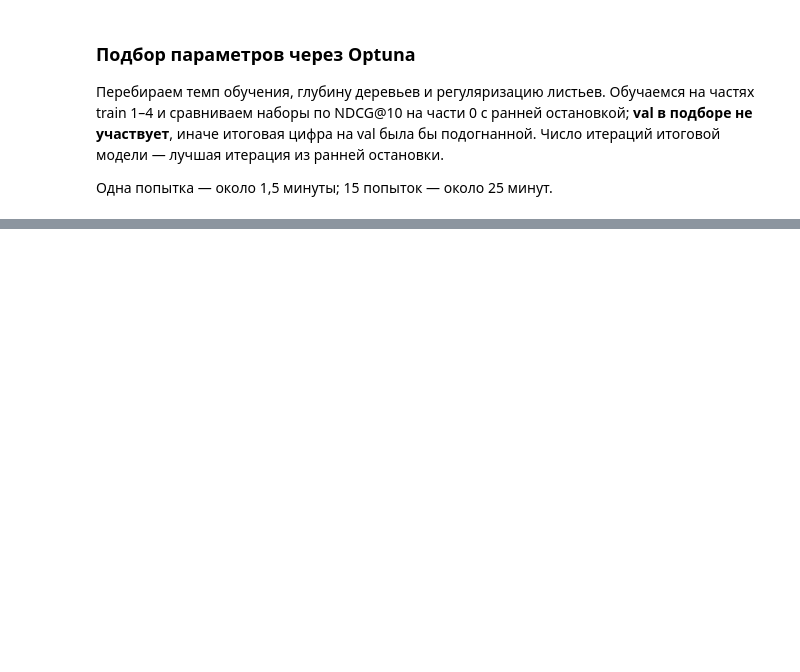
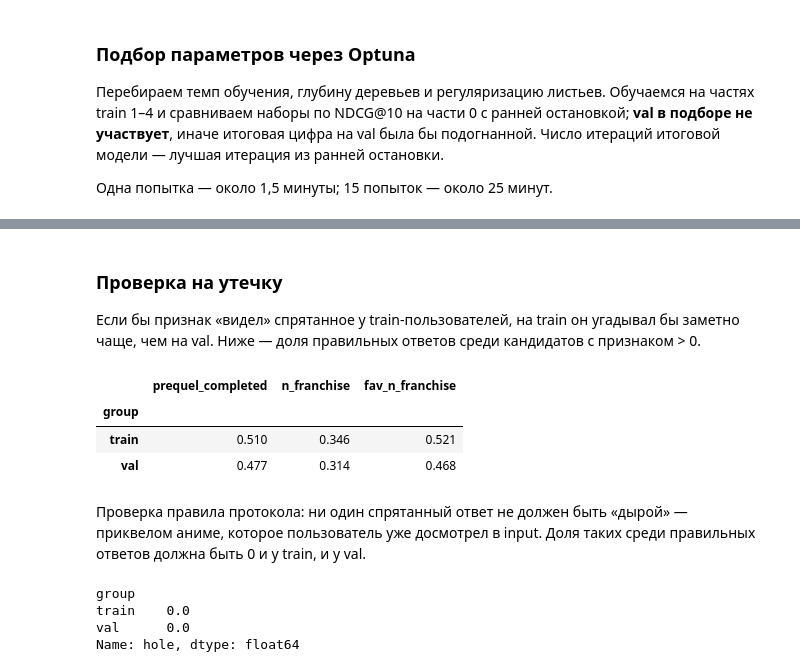
Before and after one commit to aka-iriska/anime-recsys, a Jupyter notebook: notebooks/05_ranking.ipynb, the cells around one changed output, grey strips where cells are left out. Saved outputs shown, nothing was run; the diff lists cells and outputs as text; code cells hidden in the pictures; blank space fills up the shorter version.

```diff
--- a/notebooks/05_ranking.ipynb
+++ b/notebooks/05_ranking.ipynb
@@ -257,0 +338,38 @@ tuned_report.round(4)
+# %% [markdown]
+### Проверка на утечку
+
+Если бы признак «видел» спрятанное у train-пользователей, на train он угадывал бы заметно чаще, чем на val. Ниже — доля правильных ответов среди кандидатов с признаком > 0.
+# %%
+leak_check = {c: data[data[c] > 0].groupby("group")["label"].mean() for c in ["prequel_completed", "n_franchise", "fav_n_franchise"]}
+pd.DataFrame(leak_check).round(3)
+# %% [output]
+|  | prequel_completed | n_franchise | fav_n_franchise |
+| group |  |  |  |
+| train | 0.510 | 0.346 | 0.521 |
+| val | 0.477 | 0.314 | 0.468 |
+# %% [markdown]
+Проверка правила протокола: ни один спрятанный ответ не должен быть «дырой» — приквелом аниме, которое пользователь уже досмотрел в input. Доля таких среди правильных ответов должна быть 0 и у train, и у val.
+# %%
+from core.catalog import franchise
+
+# input-истории всех пользователей датасета и связи «сиквел»
+item_ids = np.sort(catalog)
+is_train_completed = (table["split"] == "train") & (table["status"] == "completed")
+users = rd.split_train_users(table, item_ids, np.sort(table.loc[is_train_completed, "user_id"].unique()))
+histories = rd.input_histories(table, item_ids, users)
+links = franchise.load_anime_links()
+prequels = links[links["link"] == "sequel"].rename(columns={"source": "anime_id", "anime_id": "sequel_id"})
+
+# «дыра»: кандидат — приквел аниме из input
+watched = histories.rename(columns={"anime_id": "sequel_id"})
+holes = watched.merge(prequels[["anime_id", "sequel_id"]], on="sequel_id")[["user_id", "anime_id"]].drop_duplicates()
+holes["hole"] = True
+
+# доля дыр среди правильных ответов по группам
+positives = data[data["label"] == 1].merge(holes, on=["user_id", "anime_id"], how="left")
+positives["hole"].notna().groupby(positives["group"]).mean()
+# %% [output]
+group
+train    0.0
+val      0.0
+Name: hole, dtype: float64
```
Also changed, not shown: parts of 24 cells of this notebook.
